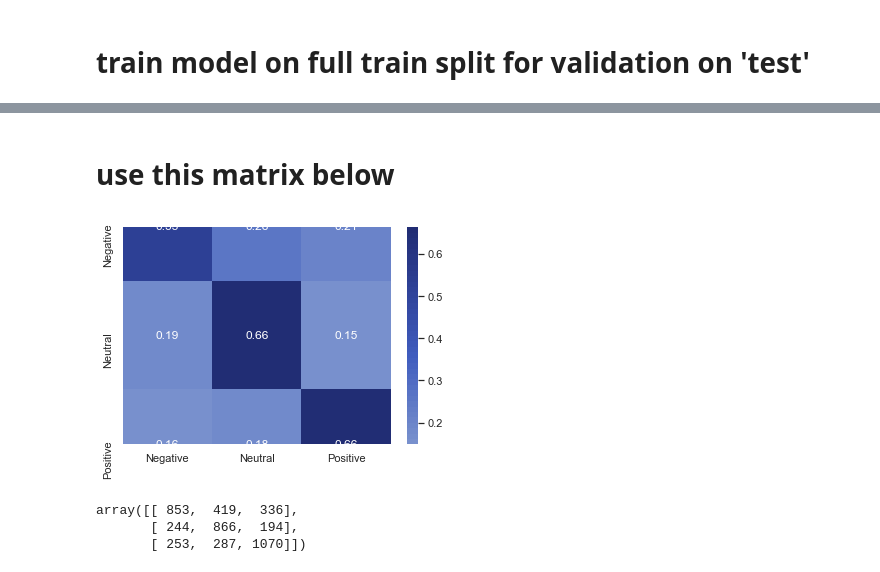
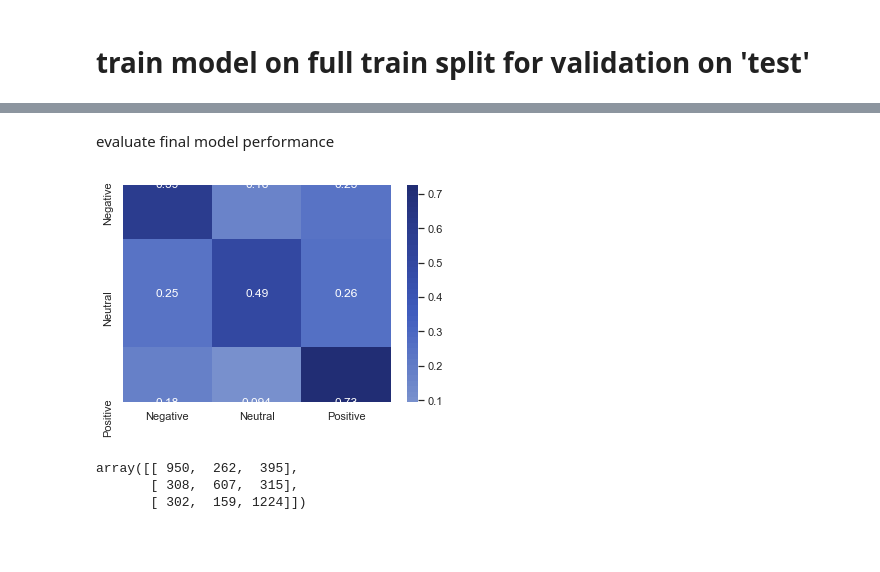
Before and after one commit to Caellwyn/product-flexible-twitter-sentiment-analysis, a Jupyter notebook: notebooks/exploratory/matt_model_dev2.ipynb, the cells around one changed output, grey strips where cells are left out. Drawn from its saved outputs; the diff is of its cells as text; code cells hidden in the pictures; blank space fills up the shorter version.

```diff
--- a/notebooks/exploratory/matt_model_dev2.ipynb
+++ b/notebooks/exploratory/matt_model_dev2.ipynb
@@ -149,19 +153,23 @@ X_test_tokens = sequence.pad_sequences(X_test_tokenized, maxlen=sequence_length)
 # %%
-def make_CNN():
+def make_CNN(len_corpus, len_sequence):
     model = Sequential()
 
+    # add embedding layer as input
     embedding_size = 64
-    model.add(Embedding(input_dim=len(set(X_train_corpus)), output_dim=embedding_size, input_length=sequence_length))
+    model.add(Embedding(input_dim=len_corpus, output_dim=embedding_size, input_length=sequence_length))
+    # feed embeded features into 1 dimensional convolutional layer
     model.add(Conv1D(filters=64, kernel_size=5, activation='tanh'))
+    # dropout to prevent over-fitting
     model.add(Dropout(0.7))
+    # aggregate function after convolution
     model.add(MaxPooling1D(pool_size=3))
     model.add(Flatten())
+    # Adding dense layers with dropout for classification on the features generated by embedding and conv layers
     model.add(Dense(units=30, activation='tanh'))
     model.add(Dropout(.5))
     model.add(Dense(units=10, activation='tanh'))
     model.add(Dropout(.5))
     model.add(Dense(units=3, activation='softmax'))
+    # compile for optimizing accuracy
     model.compile(loss='categorical_crossentropy', optimizer='adam', metrics=['accuracy'])
     return model
-
-final_model = KerasClassifier(make_CNN, epochs=5, batch_size=512)
@@ -217,2 +216,4 @@ array([[383, 164, 105],
 # %% [markdown]
 # train model on full train split for validation on 'test'
+# %%
+final_model = make_CNN(X_train_unique, sequence_length)
@@ -219,3 +222,3 @@ array([[383, 164, 105],
 # %%
-final_model.fit(X_train_tokens, pd.get_dummies(y_train))
+final_model.fit(X_train_tokens, pd.get_dummies(y_train), validation_data=(X_test_tokens, pd.get_dummies(y_test)), epochs=5, batch_size=128)
 # %% [output]
@@ -233,12 +237,12 @@ Epoch 5/5
-# %% [markdown]
-# use this matrix below
+# %% [markdown]
+evaluate final model performance
 # %%
-me.plot_confusion_matrix(y_test, final_model.predict(X_test_tokens))
+me.plot_confusion_matrix(y_test, np.argmax(final_model.predict(X_test_tokens), axis=1))
 # %% [output]
-[figure, old version]
+[figure, new version]
 # %%
-confusion_matrix(y_test, final_model.predict(X_test_tokens))
+confusion_matrix(y_test, np.argmax(final_model.predict(X_test_tokens), axis=1))
 # %% [output]
-array([[ 853,  419,  336],
-       [ 244,  866,  194],
-       [ 253,  287, 1070]])
+array([[ 950,  262,  395],
+       [ 308,  607,  315],
+       [ 302,  159, 1224]])
```
Also changed, not shown: parts of 16 cells of this notebook.
